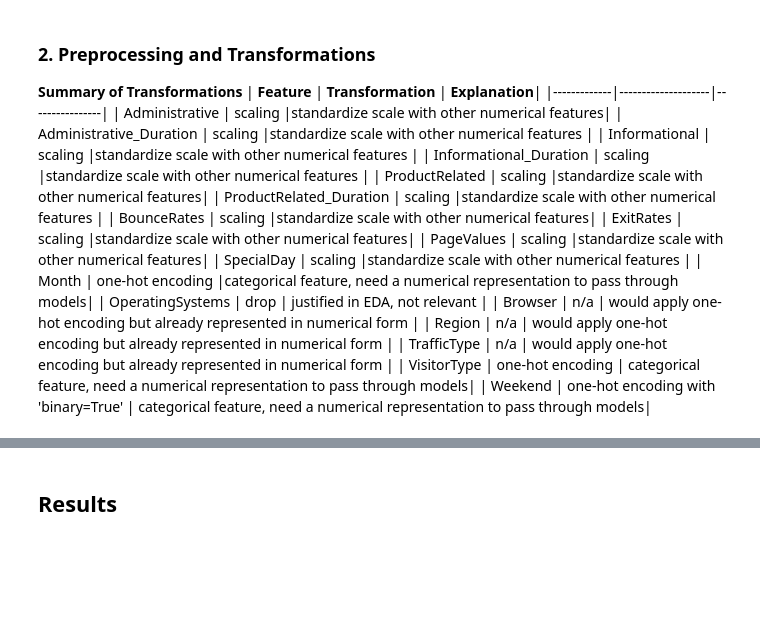
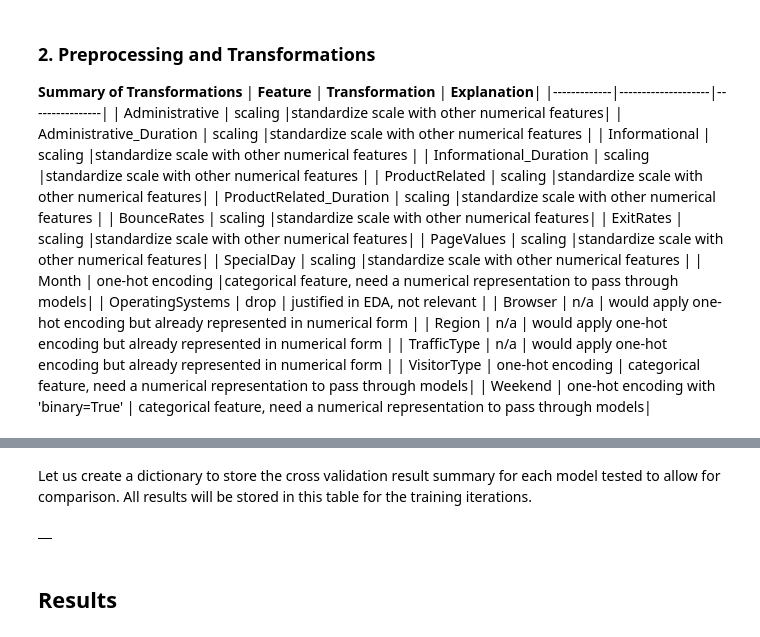
Before and after one commit to DSCI-310-2024/DSCI-310_Group-Project_Group8_Purchasing-Intent-Analysis, a Jupyter notebook: project/Milestone1.ipynb, the cells around one changed output, grey strips where cells are left out. Cells and saved outputs as stored; diff of their text form; code cells hidden in the pictures; blank space fills up the shorter version.

Commit message:
added custom cross validation function + created empty results dictionary

```diff
--- a/project/Milestone1.ipynb
+++ b/project/Milestone1.ipynb
@@ -556,2 +586,12 @@ preprocessor = make_column_transformer(
+# %% [markdown]
+Let us create a dictionary to store the cross validation result summary for each model tested to allow for comparison. All results will be stored in this table for the training iterations.
+# %%
+# creating an empty dictionary
+results_dict = {}
+
+results_df = pd.DataFrame(results_dict).T
+results_df
+# %% [output]
+|  |
 # %% [markdown]
 ## Results
```
Also changed, not shown: parts of 4 cells of this notebook.
